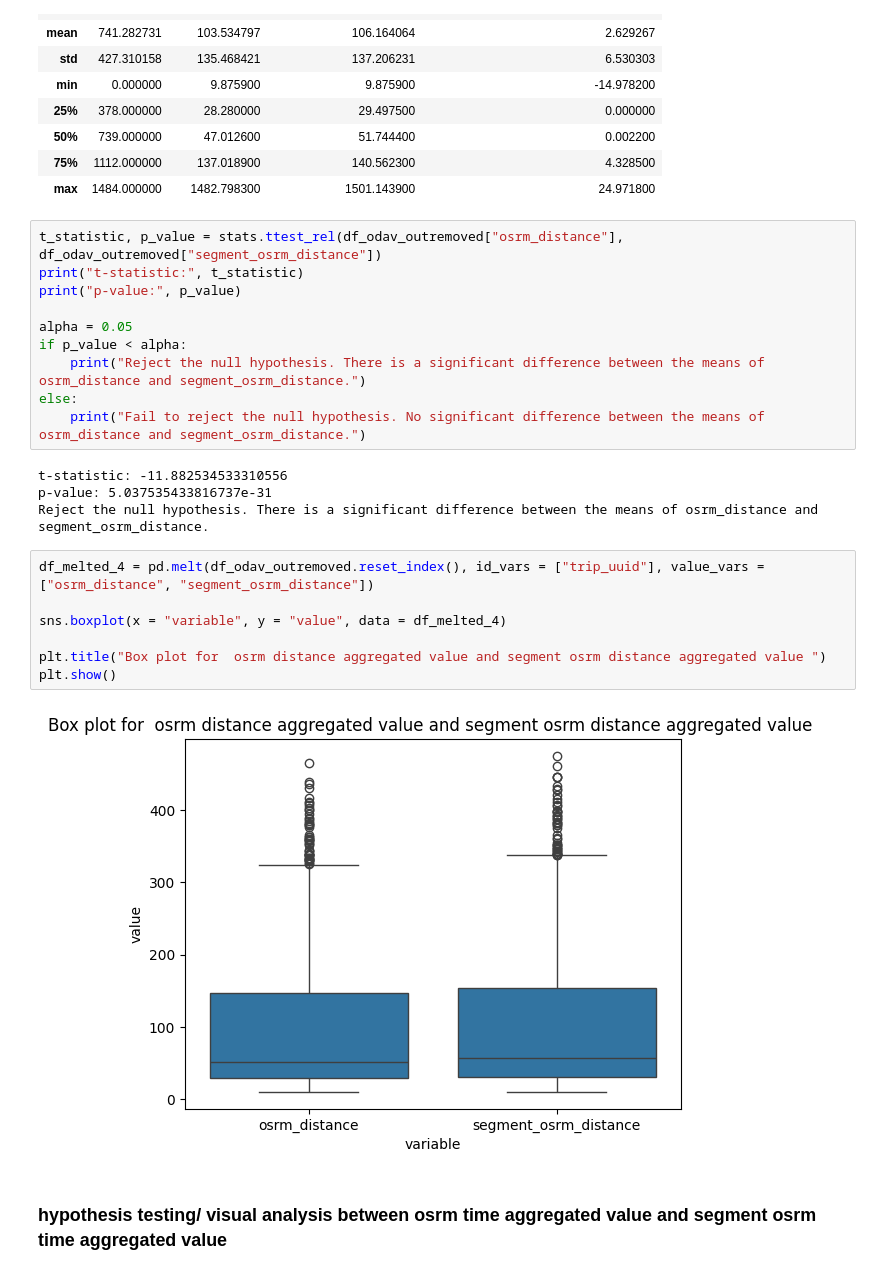
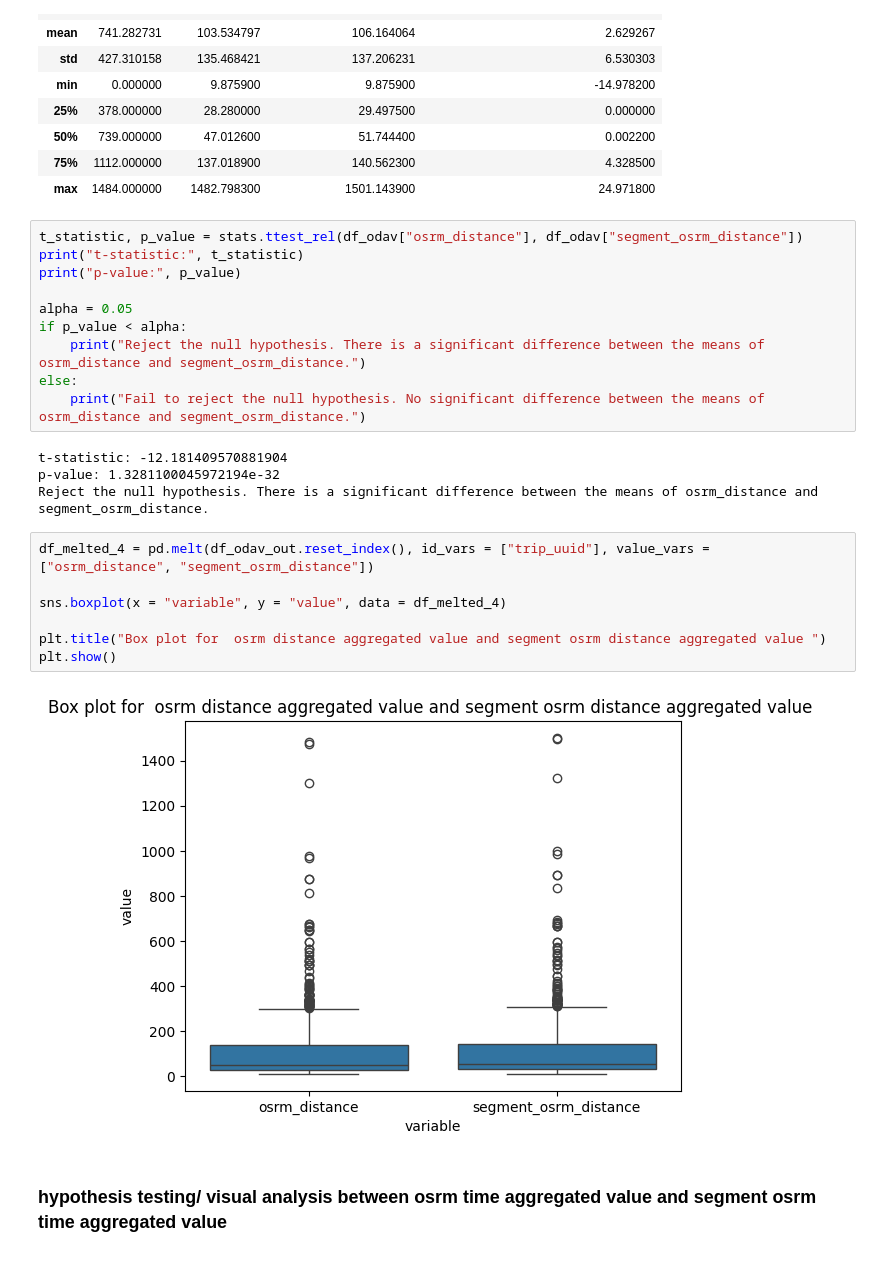
Before and after one commit to akshayabhale1406/SCLR_Delhivery_FE, a Jupyter notebook: Delhivery_FE.ipynb, the cells around one changed output. Saved outputs shown, nothing was run; the diff lists cells and outputs as text.

```diff
--- a/Delhivery_FE.ipynb
+++ b/Delhivery_FE.ipynb
@@ -901,7 +901,7 @@ df_odav_out.describe()
 | 75% | 1112.000000 | 137.018900 | 140.562300 | 4.328500 |
 | max | 1484.000000 | 1482.798300 | 1501.143900 | 24.971800 |
 # %%
-t_statistic, p_value = stats.ttest_rel(df_odav_outremoved["osrm_distance"], df_odav_outremoved["segment_osrm_distance"])
+t_statistic, p_value = stats.ttest_rel(df_odav["osrm_distance"], df_odav["segment_osrm_distance"])
 print("t-statistic:", t_statistic)
 print("p-value:", p_value)
 
@@ -911,18 +911,18 @@ if p_value < alpha:
 else:
     print("Fail to reject the null hypothesis. No significant difference between the means of osrm_distance and segment_osrm_distance.")
 # %% [output]
-t-statistic: -11.882534533310556
-p-value: 5.037535433816737e-31
+t-statistic: -12.181409570881904
+p-value: 1.3281100045972194e-32
 Reject the null hypothesis. There is a significant difference between the means of osrm_distance and segment_osrm_distance.
 # %%
-df_melted_4 = pd.melt(df_odav_outremoved.reset_index(), id_vars = ["trip_uuid"], value_vars = ["osrm_distance", "segment_osrm_distance"])
+df_melted_4 = pd.melt(df_odav_out.reset_index(), id_vars = ["trip_uuid"], value_vars = ["osrm_distance", "segment_osrm_distance"])
 
 sns.boxplot(x = "variable", y = "value", data = df_melted_4)
 
 plt.title("Box plot for  osrm distance aggregated value and segment osrm distance aggregated value ")
 plt.show()
 # %% [output]
-[figure, old version]
+[figure, new version]
 # %% [markdown]
 ### hypothesis testing/ visual analysis between osrm time aggregated value and segment osrm time aggregated value
 # %%
```
Also changed, not shown: parts of 12 cells of this notebook.
